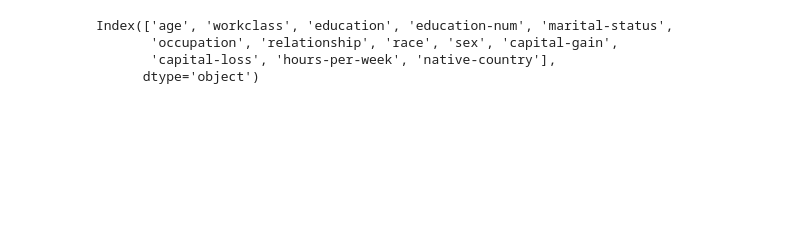
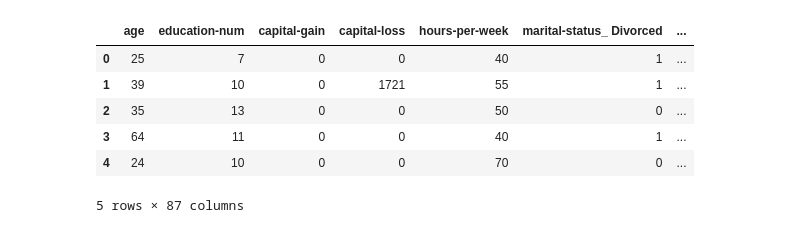
Before and after one commit to min-hyock/MachineLearning, a Jupyter notebook: ex07_kaggle 개인 수입 예측 경진대회.ipynb, the cells around one changed output. Drawn from its saved outputs; the diff is of its cells as text; code cells hidden in the pictures; blank space fills up the shorter version.

```diff
--- a/ex07_kaggle 개인 수입 예측 경진대회.ipynb
+++ b/ex07_kaggle 개인 수입 예측 경진대회.ipynb
@@ -140,7 +82,22 @@ Index(['age', 'workclass', 'education', 'education-num', 'marital-status',
-# %%
-test.columns
-# %% [output]
-Index(['age', 'workclass', 'education', 'education-num', 'marital-status',
-       'occupation', 'relationship', 'race', 'sex', 'capital-gain',
-       'capital-loss', 'hours-per-week', 'native-country'],
-      dtype='object')
+# %%
+df_var = train.columns[train.dtypes != 'object']
+df_var1 = test.columns[test.dtypes != 'object']
+# %%
+cate_var = train.columns[train.dtypes == 'object'].difference(['income'])
+cate_var1 = test.columns[test.dtypes == 'object'].difference(['income'])
+# %%
+dummy_var = pd.get_dummies(train[cate_var])
+dummy_var1 = pd.get_dummies(test[cate_var])
+# %%
+X_train = pd.concat([train[df_var], dummy_var], axis=1)
+X_test = pd.concat([test[df_var1], dummy_var1], axis=1)
+# %%
+X_train.head()
+# %% [output]
+|  | age | education-num | capital-gain | capital-loss | hours-per-week | marital-status_ Divorced | ... |
+| 0 | 25 | 7 | 0 | 0 | 40 | 1 | ... |
+| 1 | 39 | 10 | 0 | 1721 | 55 | 1 | ... |
+| 2 | 35 | 13 | 0 | 0 | 50 | 0 | ... |
+| 3 | 64 | 11 | 0 | 0 | 40 | 1 | ... |
+| 4 | 24 | 10 | 0 | 0 | 70 | 0 | ... |
+5 rows × 87 columns
```
Also changed, not shown: parts of 21 cells of this notebook, 4 other files.
